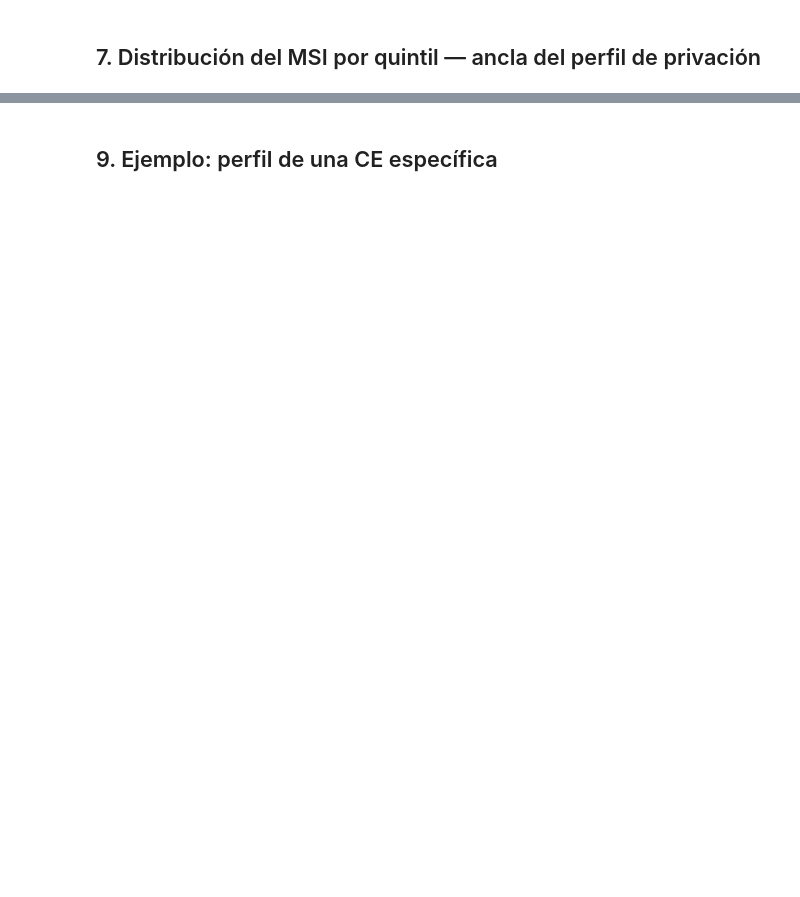
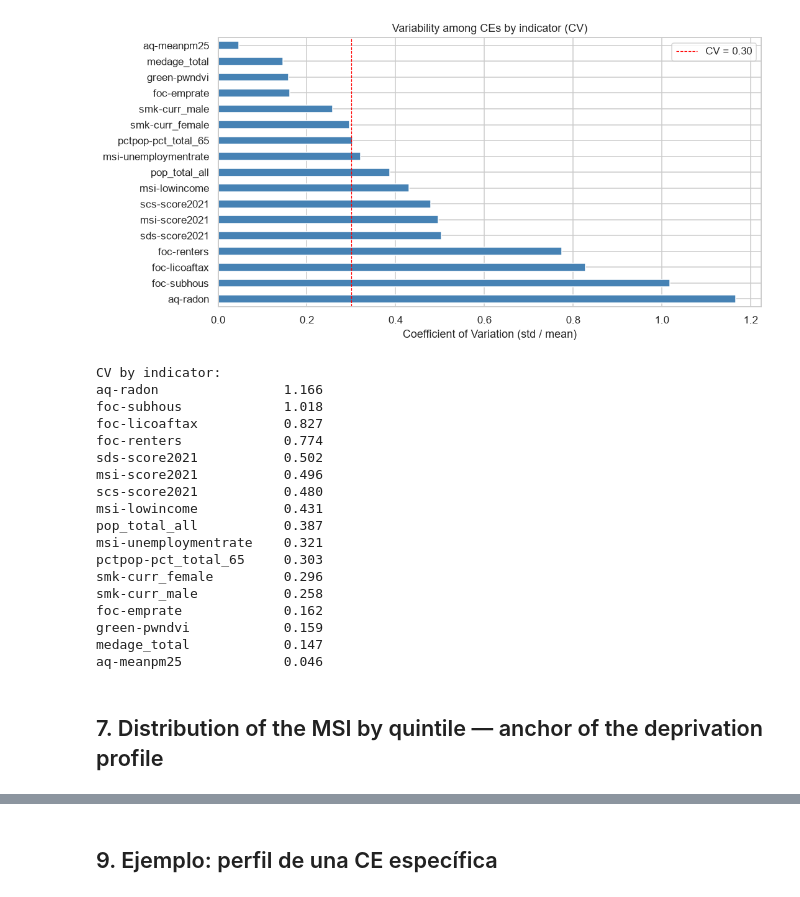
Before and after one commit to MarianaMera12/HealthLocate, a Jupyter notebook: nshealthatlas.ipynb, the cells around one changed output, grey strips where cells are left out. Drawn from its saved outputs; the diff is of its cells as text; code cells hidden in the pictures; blank space fills up the shorter version.

```diff
--- a/nshealthatlas.ipynb
+++ b/nshealthatlas.ipynb
@@ -129,20 +154,39 @@ plt.show()
 # %%
-# Coeficiente de variación (CV) = std / mean — mide cuánto varía cada indicador entre CEs
 cv = (df_clean[profile_cols].std() / df_clean[profile_cols].mean()).sort_values(ascending=False)
 
 fig, ax = plt.subplots(figsize=(10, 5))
 cv.plot(kind='barh', ax=ax, color='steelblue')
-ax.set_xlabel('Coeficiente de Variación (std / media)')
-ax.set_title('Variabilidad entre CEs por indicador (CV)')
+ax.set_xlabel('Coefficient of Variation (std / mean)')
+ax.set_title('Variability among CEs by indicator (CV)')
 ax.axvline(0.3, color='red', linestyle='--', linewidth=0.8, label='CV = 0.30')
 ax.legend()
 plt.tight_layout()
 plt.show()
 
-print("\nCV por indicador:")
+print("\nCV by indicator:")
 print(cv.round(3).to_string())
+# %% [output]
+[figure, added]
+CV by indicator:
+aq-radon                1.166
+foc-subhous             1.018
+foc-licoaftax           0.827
+foc-renters             0.774
+sds-score2021           0.502
+msi-score2021           0.496
+scs-score2021           0.480
+msi-lowincome           0.431
+pop_total_all           0.387
+msi-unemploymentrate    0.321
+pctpop-pct_total_65     0.303
+smk-curr_female         0.296
+smk-curr_male           0.258
+foc-emprate             0.162
+green-pwndvi            0.159
+medage_total            0.147
+aq-meanpm25             0.046
 # %% [markdown]
-## 7. Distribución del MSI por quintil — ancla del perfil de privación
+## 7. Distribution of the MSI by quintile — anchor of the deprivation profile
 # %%
 msi_counts = df_clean['msi-score2021'].value_counts().sort_index()
 
```
Also changed, not shown: parts of 19 cells of this notebook, 2 other files.
